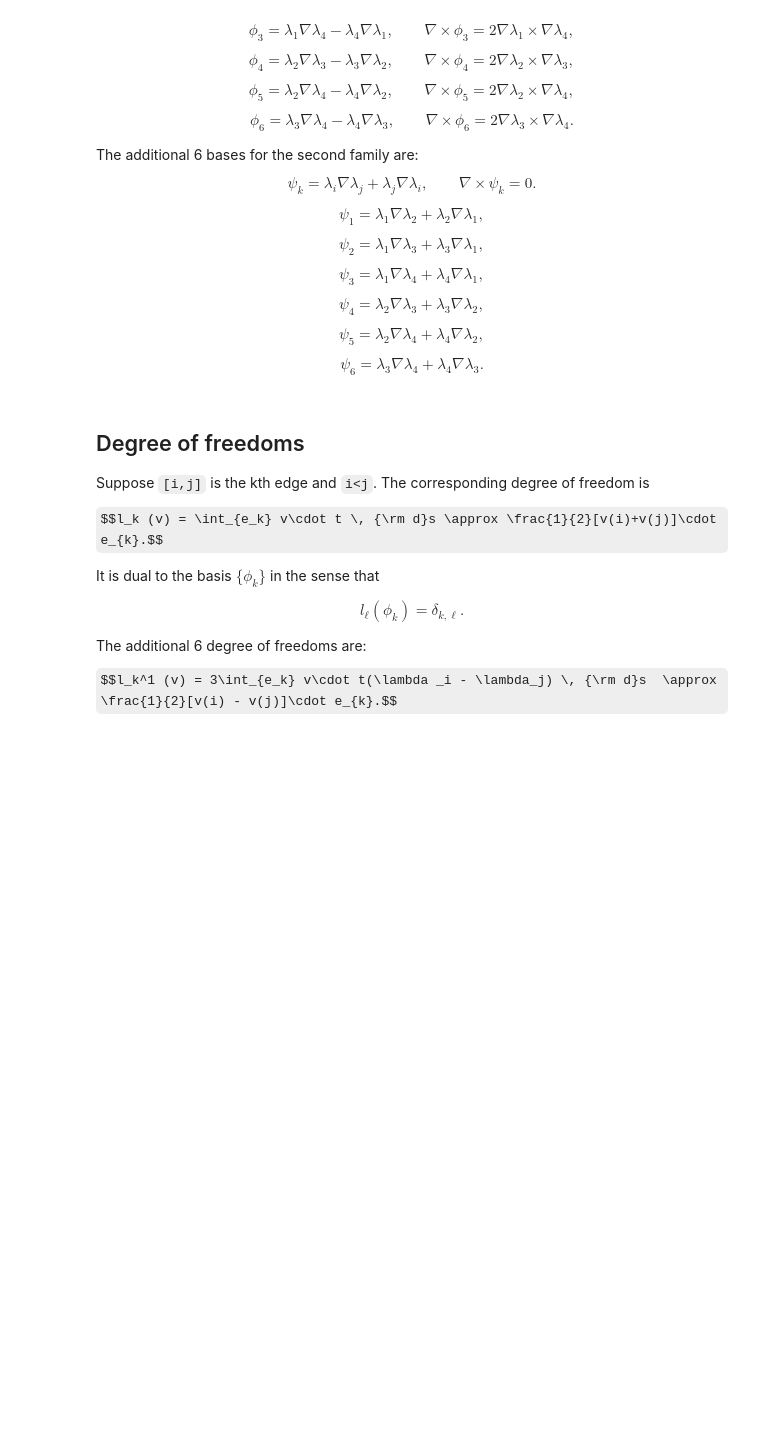
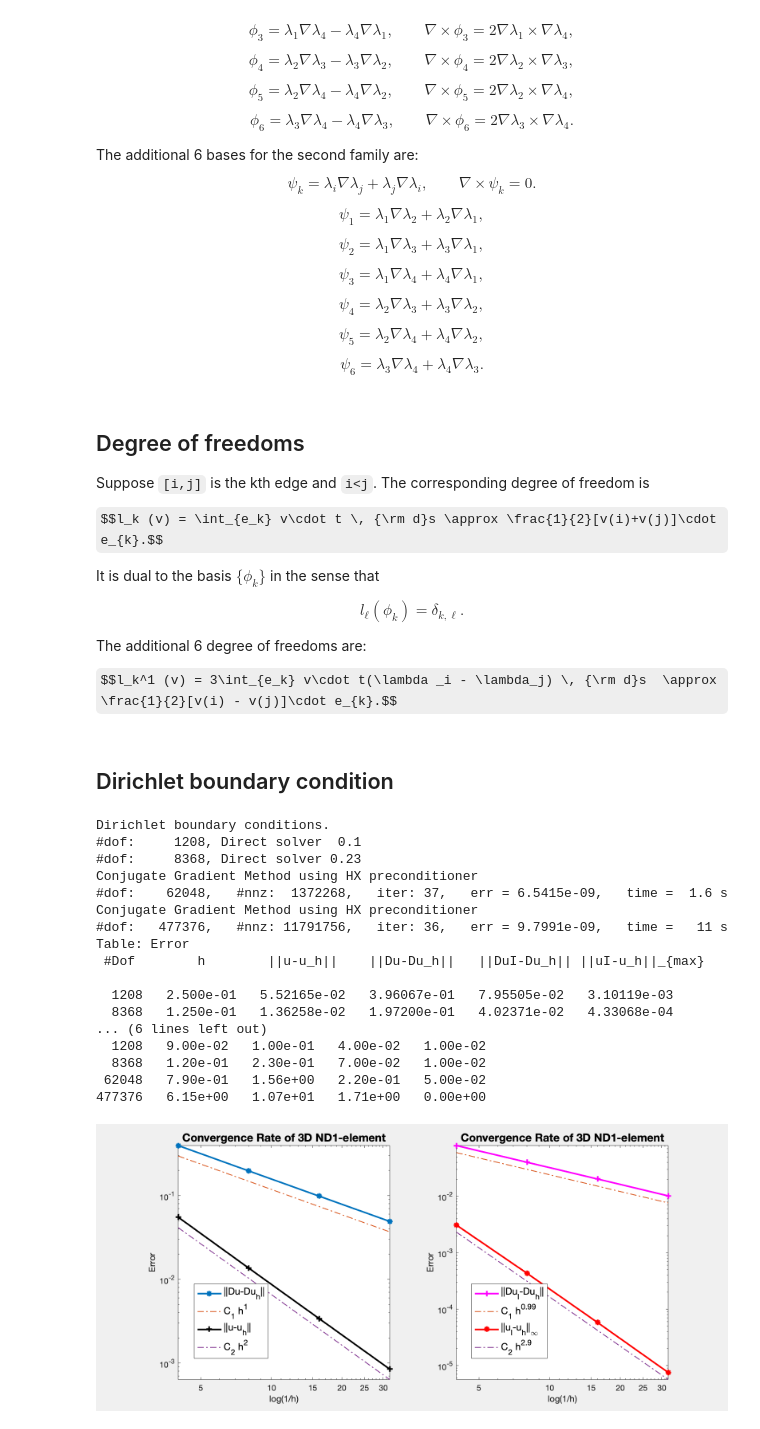
Before and after one commit to lyc102/ifem, a Jupyter notebook: ifemdoc/fem/Maxwell3ND1femrate.ipynb, the cells around one changed output. Saved outputs shown, nothing was run; the diff lists cells and outputs as text; code cells hidden in the pictures; some formulas as TeX source; blank space fills up the shorter version.

Commit message:
update Maxwell3 fem rate doc

```diff
--- a/ifemdoc/fem/Maxwell3ND1femrate.ipynb
+++ b/ifemdoc/fem/Maxwell3ND1femrate.ipynb
@@ -109,3 +111,38 @@ $$l_{\ell}(\phi _k) = \delta_{k,\ell}.$$
 The additional 6 degree of freedoms are:
 
 $$l_k^1 (v) = 3\int_{e_k} v\cdot t(\lambda _i - \lambda_j) \, {\rm d}s  \approx \frac{1}{2}[v(i) - v(j)]\cdot e_{k}.$$
+# %% [markdown]
+## Dirichlet boundary condition
+# %%
+%% Setting
+[node,elem] = cubemesh([-1,1,-1,1,-1,1],1);
+mesh = struct('node',node,'elem',elem);
+option.L0 = 1;
+option.maxIt = 4;
+option.elemType = 'ND1';
+option.printlevel = 1;
+
+%% Dirichlet boundary condition.
+fprintf('Dirichlet boundary conditions. \n');
+pde = Maxwelldata2;
+bdFlag = setboundary3(node,elem,'Dirichlet');
+femMaxwell3(mesh,pde,option);
+# %% [output]
+Dirichlet boundary conditions.
+#dof:     1208, Direct solver  0.1
+#dof:     8368, Direct solver 0.23
+Conjugate Gradient Method using HX preconditioner
+#dof:    62048,   #nnz:  1372268,   iter: 37,   err = 6.5415e-09,   time =  1.6 s
+Conjugate Gradient Method using HX preconditioner
+#dof:   477376,   #nnz: 11791756,   iter: 36,   err = 9.7991e-09,   time =   11 s
+Table: Error
+ #Dof        h        ||u-u_h||    ||Du-Du_h||   ||DuI-Du_h|| ||uI-u_h||_{max}
+
+  1208   2.500e-01   5.52165e-02   3.96067e-01   7.95505e-02   3.10119e-03
+  8368   1.250e-01   1.36258e-02   1.97200e-01   4.02371e-02   4.33068e-04
+... (6 lines left out)
+  1208   9.00e-02   1.00e-01   4.00e-02   1.00e-02
+  8368   1.20e-01   2.30e-01   7.00e-02   1.00e-02
+ 62048   7.90e-01   1.56e+00   2.20e-01   5.00e-02
+477376   6.15e+00   1.07e+01   1.71e+00   0.00e+00
+[figure, added]
```
Also changed, not shown: parts of 4 cells of this notebook, 4 other files.
